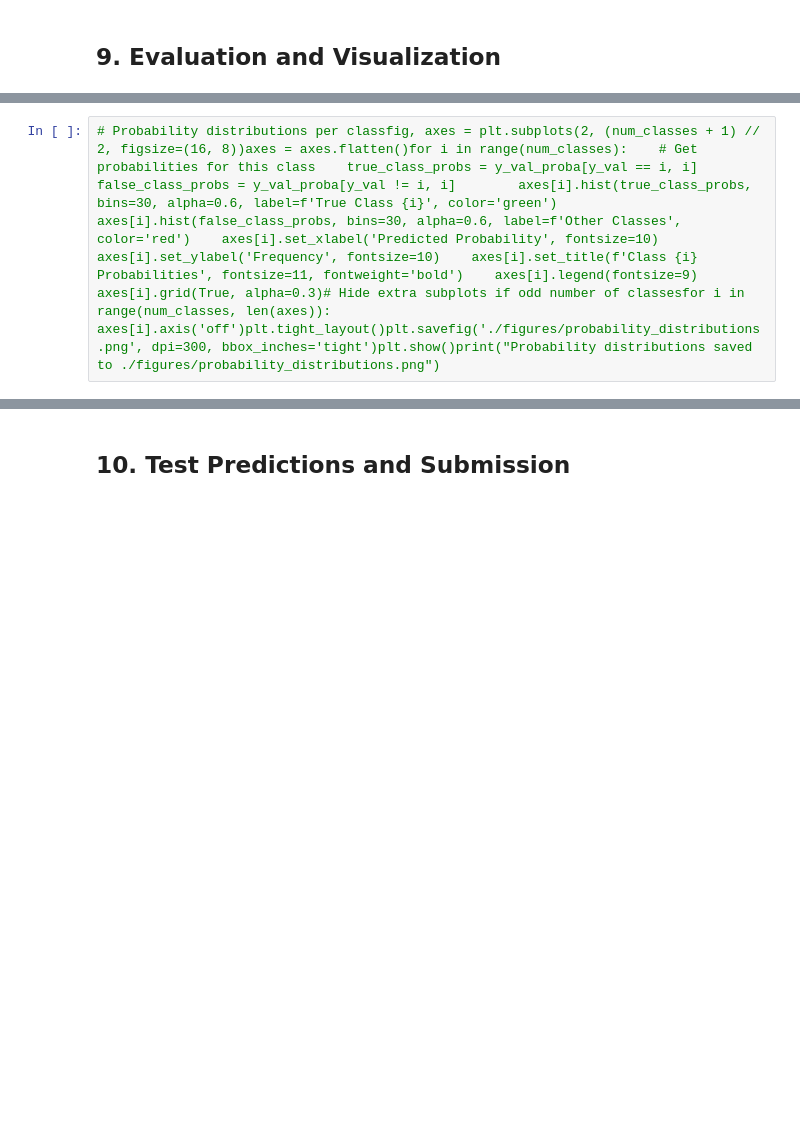
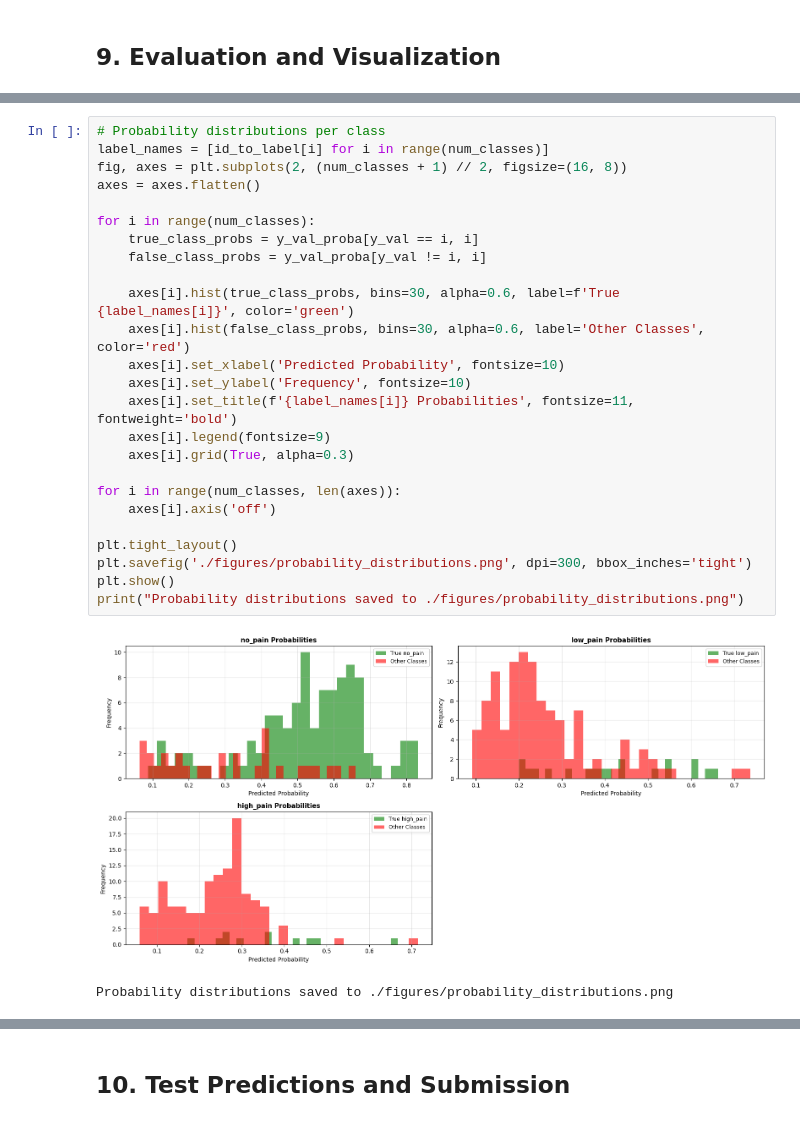
Before and after one commit to FilippoSaccomano/Cracking-Pain-Levels-from-Time-Series-Signals, a Jupyter notebook: pain_classification_pipeline.ipynb, the cells around one changed output, grey strips where cells are left out. Saved outputs shown, nothing was run; the diff lists cells and outputs as text; blank space fills up the shorter version.

```diff
--- a/pain_classification_pipeline.ipynb
+++ b/pain_classification_pipeline.ipynb
@@ -53,3 +873,29 @@ def build_model(input_shape, num_classes, units1=128, units2=64, head_units=64,
 # %%
-# Probability distributions per classfig, axes = plt.subplots(2, (num_classes + 1) // 2, figsize=(16, 8))axes = axes.flatten()for i in range(num_classes):    # Get probabilities for this class    true_class_probs = y_val_proba[y_val == i, i]    false_class_probs = y_val_proba[y_val != i, i]        axes[i].hist(true_class_probs, bins=30, alpha=0.6, label=f'True Class {i}', color='green')    axes[i].hist(false_class_probs, bins=30, alpha=0.6, label=f'Other Classes', color='red')    axes[i].set_xlabel('Predicted Probability', fontsize=10)    axes[i].set_ylabel('Frequency', fontsize=10)    axes[i].set_title(f'Class {i} Probabilities', fontsize=11, fontweight='bold')    axes[i].legend(fontsize=9)    axes[i].grid(True, alpha=0.3)# Hide extra subplots if odd number of classesfor i in range(num_classes, len(axes)):    axes[i].axis('off')plt.tight_layout()plt.savefig('./figures/probability_distributions.png', dpi=300, bbox_inches='tight')plt.show()print("Probability distributions saved to ./figures/probability_distributions.png")
+# Probability distributions per class
+label_names = [id_to_label[i] for i in range(num_classes)]
+fig, axes = plt.subplots(2, (num_classes + 1) // 2, figsize=(16, 8))
+axes = axes.flatten()
+
+for i in range(num_classes):
+    true_class_probs = y_val_proba[y_val == i, i]
+    false_class_probs = y_val_proba[y_val != i, i]
+
+    axes[i].hist(true_class_probs, bins=30, alpha=0.6, label=f'True {label_names[i]}', color='green')
+    axes[i].hist(false_class_probs, bins=30, alpha=0.6, label='Other Classes', color='red')
+    axes[i].set_xlabel('Predicted Probability', fontsize=10)
+    axes[i].set_ylabel('Frequency', fontsize=10)
+    axes[i].set_title(f'{label_names[i]} Probabilities', fontsize=11, fontweight='bold')
+    axes[i].legend(fontsize=9)
+    axes[i].grid(True, alpha=0.3)
+
+for i in range(num_classes, len(axes)):
+    axes[i].axis('off')
+
+plt.tight_layout()
+plt.savefig('./figures/probability_distributions.png', dpi=300, bbox_inches='tight')
+plt.show()
+print("Probability distributions saved to ./figures/probability_distributions.png")
+# %% [output]
+[figure, added]
+Probability distributions saved to ./figures/probability_distributions.png
 # %%
```
Also changed, not shown: parts of 23 cells of this notebook, 7 other files.
